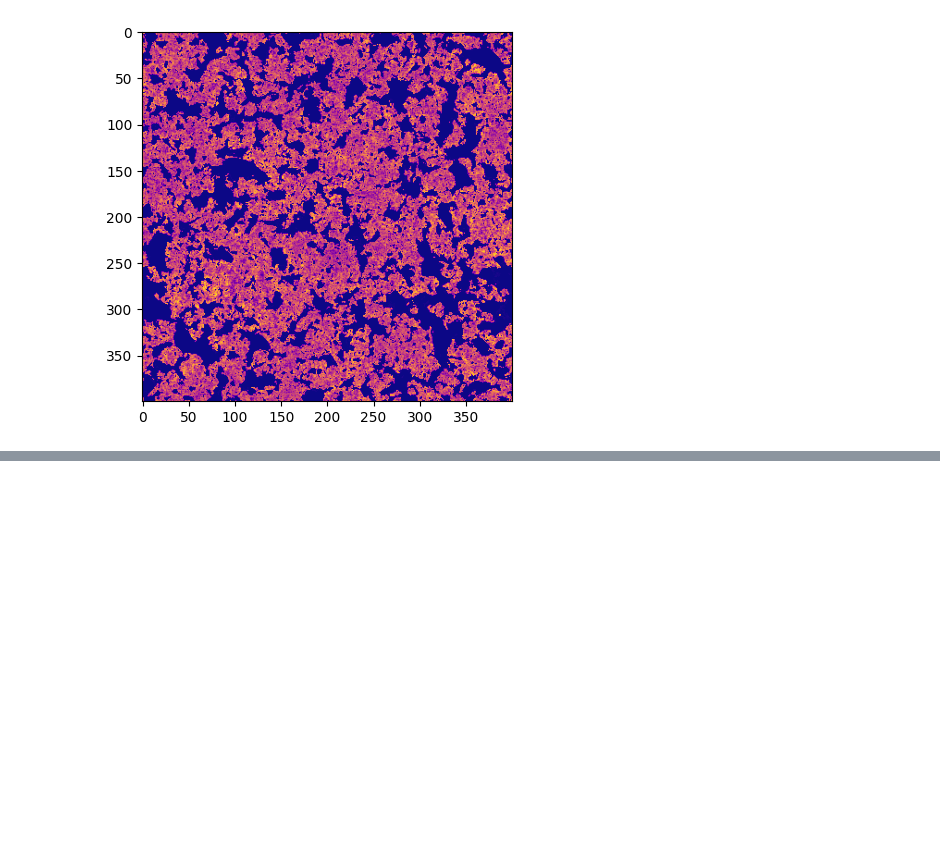
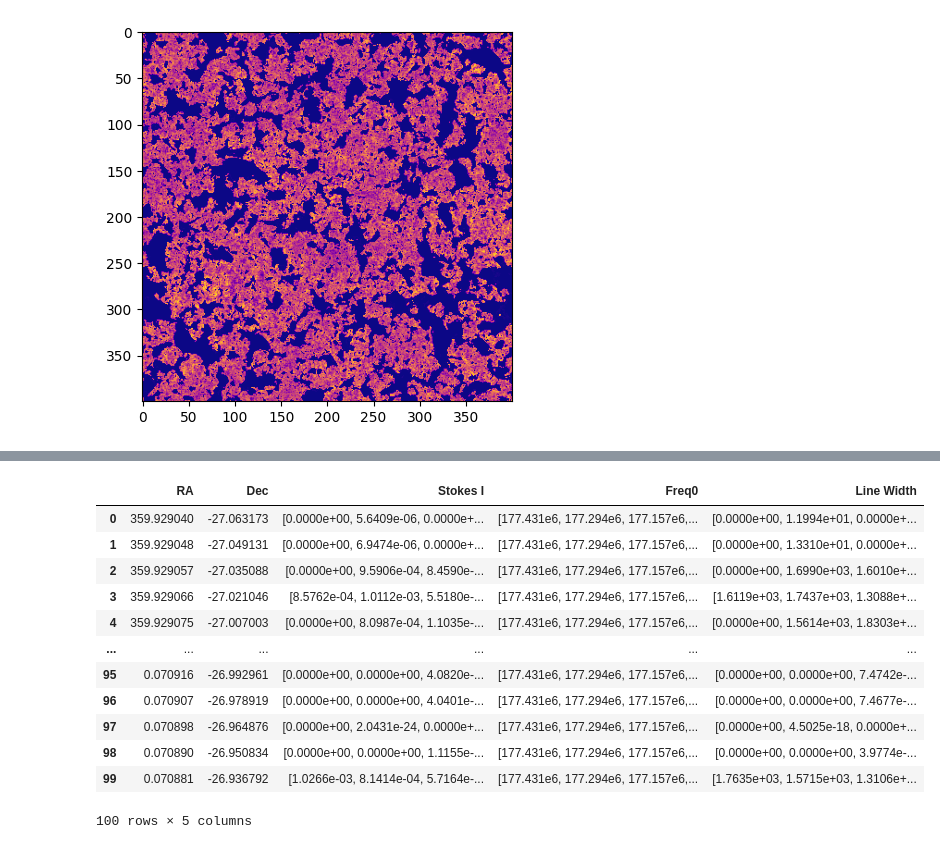
Before and after one commit to oliviax727/phd-programs, a Jupyter notebook: reformat/regrid_testing.ipynb, the cells around one changed output, grey strips where cells are left out. Cells and saved outputs as stored; diff of their text form; code cells hidden in the pictures; blank space fills up the shorter version.

Commit message:
Fixed formatting issues with OSM, tested OSKAR works. Speed test and reverse-engineer test next

```diff
--- a/reformat/regrid_testing.ipynb
+++ b/reformat/regrid_testing.ipynb
@@ -658,0 +661,13 @@ plt.show()
+# %%
+import pandas as pd, numpy as np
+
+osm_file="/home/olivia/oskareor.data/osm_templates/column_sky_model.osm"
+d = None
+
+df = pd.read_csv(osm_file, delimiter=" ", skiprows=4, index_col=False, names=["RA", "Dec", "Stokes I", "Freq0", "Line Width"], converters={
+    "Stokes I": lambda x: np.array(x[1:-1].split(",")),
+    "Freq0": lambda x: np.array(x[1:-1].split(",")),
+    "Line Width": lambda x: np.array(x[1:-1].split(",")),
+})
+
+print(df)
@@ -658,0 +692,16 @@ plt.show()
+# %%
+df
+# %% [output]
+|  | RA | Dec | Stokes I | Freq0 | Line Width |
+| 0 | 359.929040 | -27.063173 | [0.0000e+00, 5.6409e-06, 0.0000e+... | [177.431e6, 177.294e6, 177.157e6,... | [0.0000e+00, 1.1994e+01, 0.0000e+... |
+| 1 | 359.929048 | -27.049131 | [0.0000e+00, 6.9474e-06, 0.0000e+... | [177.431e6, 177.294e6, 177.157e6,... | [0.0000e+00, 1.3310e+01, 0.0000e+... |
+| 2 | 359.929057 | -27.035088 | [0.0000e+00, 9.5906e-04, 8.4590e-... | [177.431e6, 177.294e6, 177.157e6,... | [0.0000e+00, 1.6990e+03, 1.6010e+... |
+| 3 | 359.929066 | -27.021046 | [8.5762e-04, 1.0112e-03, 5.5180e-... | [177.431e6, 177.294e6, 177.157e6,... | [1.6119e+03, 1.7437e+03, 1.3088e+... |
+| 4 | 359.929075 | -27.007003 | [0.0000e+00, 8.0987e-04, 1.1035e-... | [177.431e6, 177.294e6, 177.157e6,... | [0.0000e+00, 1.5614e+03, 1.8303e+... |
+| ... | ... | ... | ... | ... | ... |
+| 95 | 0.070916 | -26.992961 | [0.0000e+00, 0.0000e+00, 4.0820e-... | [177.431e6, 177.294e6, 177.157e6,... | [0.0000e+00, 0.0000e+00, 7.4742e-... |
+| 96 | 0.070907 | -26.978919 | [0.0000e+00, 0.0000e+00, 4.0401e-... | [177.431e6, 177.294e6, 177.157e6,... | [0.0000e+00, 0.0000e+00, 7.4677e-... |
+| 97 | 0.070898 | -26.964876 | [0.0000e+00, 2.0431e-24, 0.0000e+... | [177.431e6, 177.294e6, 177.157e6,... | [0.0000e+00, 4.5025e-18, 0.0000e+... |
+| 98 | 0.070890 | -26.950834 | [0.0000e+00, 0.0000e+00, 1.1155e-... | [177.431e6, 177.294e6, 177.157e6,... | [0.0000e+00, 0.0000e+00, 3.9774e-... |
+| 99 | 0.070881 | -26.936792 | [1.0266e-03, 8.1414e-04, 5.7164e-... | [177.431e6, 177.294e6, 177.157e6,... | [1.7635e+03, 1.5715e+03, 1.3106e+... |
+100 rows × 5 columns
```
Also changed, not shown: parts of 2 cells of this notebook, 4 other files.
